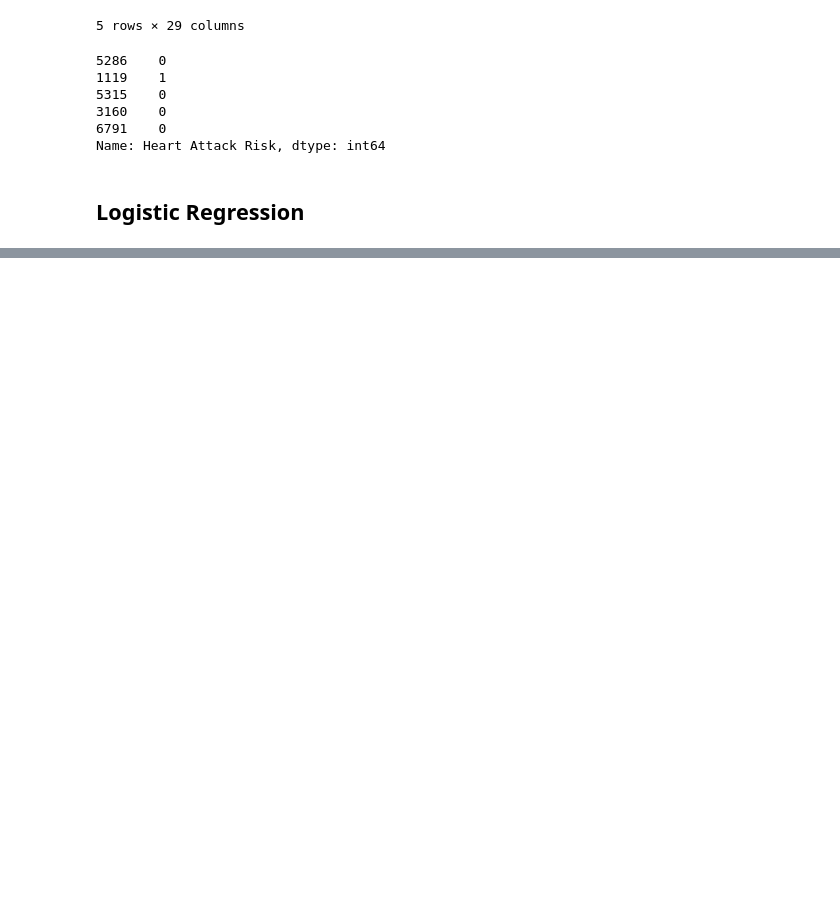
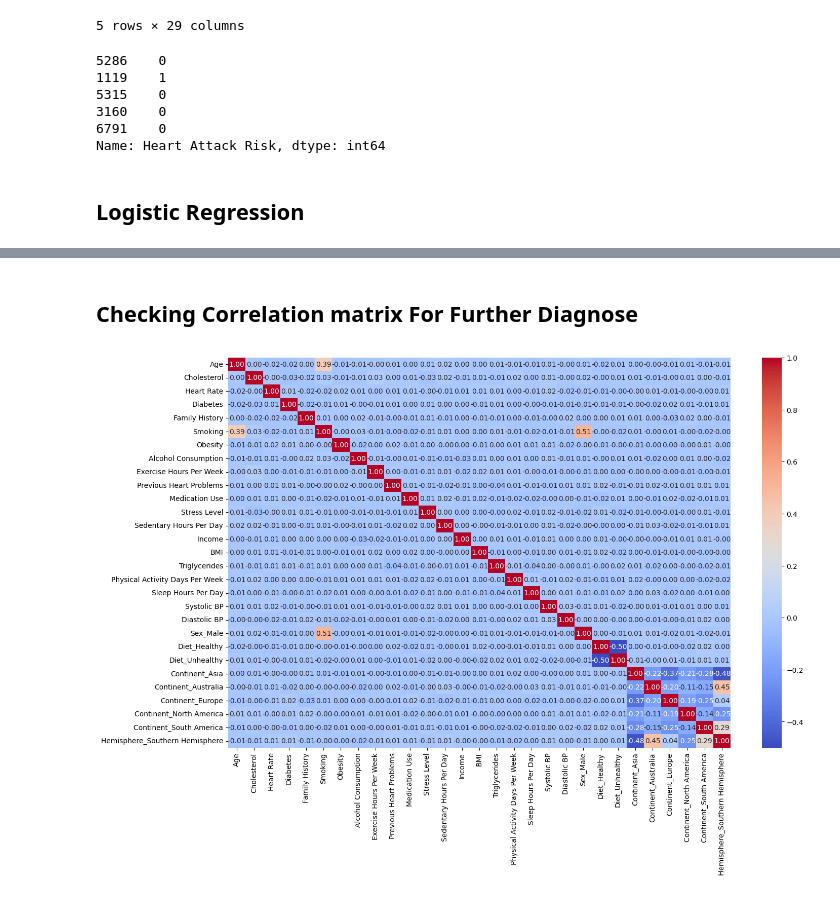
Before and after one commit to KimieCrafter/AI-Note-IIUM, a Jupyter notebook: Machine_Learning/Asgmt 2/Asgmt-2.ipynb, the cells around one changed output, grey strips where cells are left out. Drawn from its saved outputs; the diff is of its cells as text; code cells hidden in the pictures; blank space fills up the shorter version.

```diff
--- a/Machine_Learning/Asgmt 2/Asgmt-2.ipynb
+++ b/Machine_Learning/Asgmt 2/Asgmt-2.ipynb
@@ -221,6 +189,6 @@ Name: Heart Attack Risk, dtype: int64
 # %%
 from sklearn.linear_model import LogisticRegression
 
-classifier = LogisticRegression(random_state = 0)
-classifier.fit(X_train_df, y_train)
+classifier_LR = LogisticRegression(random_state = 0, class_weight='balanced')
+classifier_LR.fit(X_train_df, y_train)
 # %% [output]
@@ -227,0 +200,6 @@ LogisticRegression(random_state=0)
+# %%
+from sklearn.neighbors import KNeighborsClassifier
+
+classifier_KNN = KNeighborsClassifier(n_neighbors = 5, metric = 'minkowski', p = 2) # p=2 is the default value for Euclidean distance
+                                                                                # p=1 is the default value for Manhattan distance
+classifier_KNN.fit(X_train_df, y_train)
@@ -227,0 +256,18 @@ LogisticRegression(random_state=0)
+# %% [markdown]
+## Checking Correlation matrix For Further Diagnose
+# %%
+import seaborn as sns
+import pandas as pd
+
+
+# Select top N features (for example, top 10 features)
+top_n_features = X_train_df.columns[:30]  # Adjust as necessary
+corr_matrix = X_train_df[top_n_features].corr()
+
+plt.figure(figsize=(16, 10))
+
+# Plot the heatmap
+sns.heatmap(corr_matrix, annot=True, cmap='coolwarm', fmt='.2f', annot_kws={"size": 10})
+plt.show()
+# %% [output]
+[figure, added]
```
Also changed, not shown: parts of 9 cells of this notebook, 1 other file.
